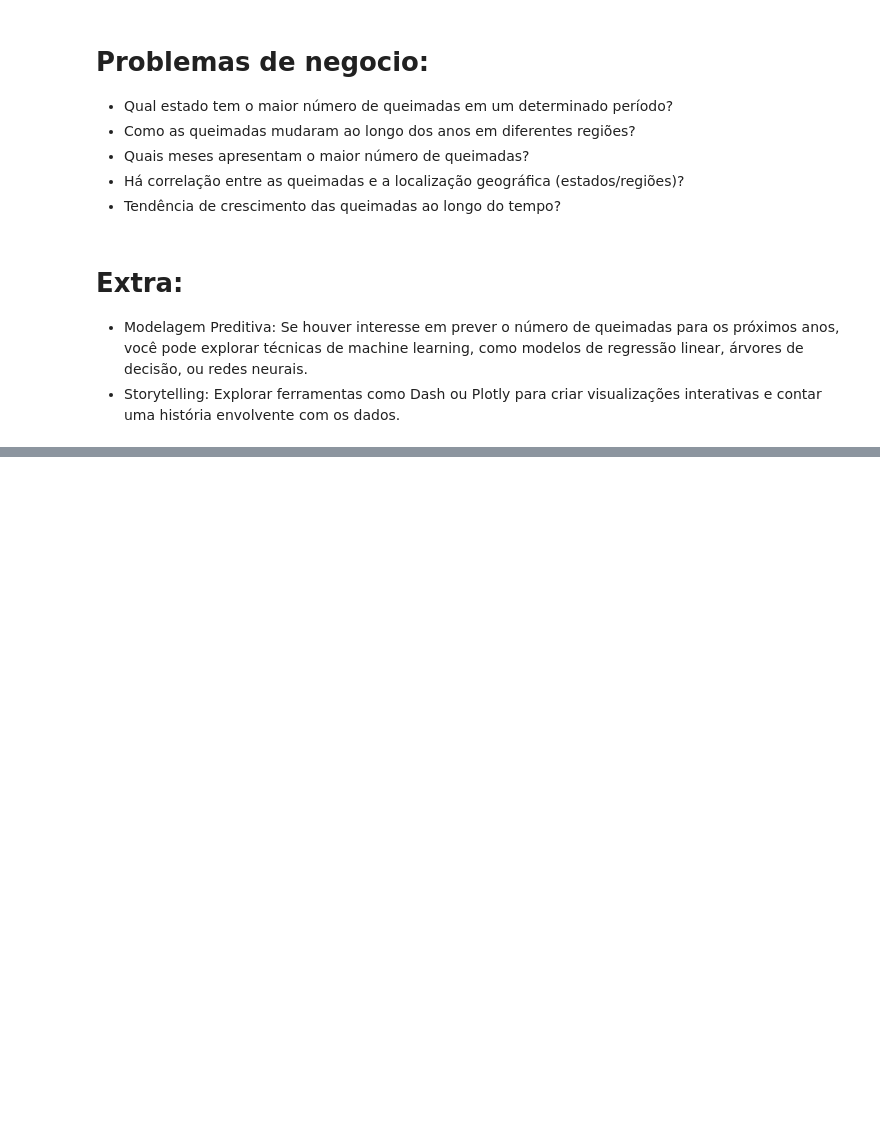
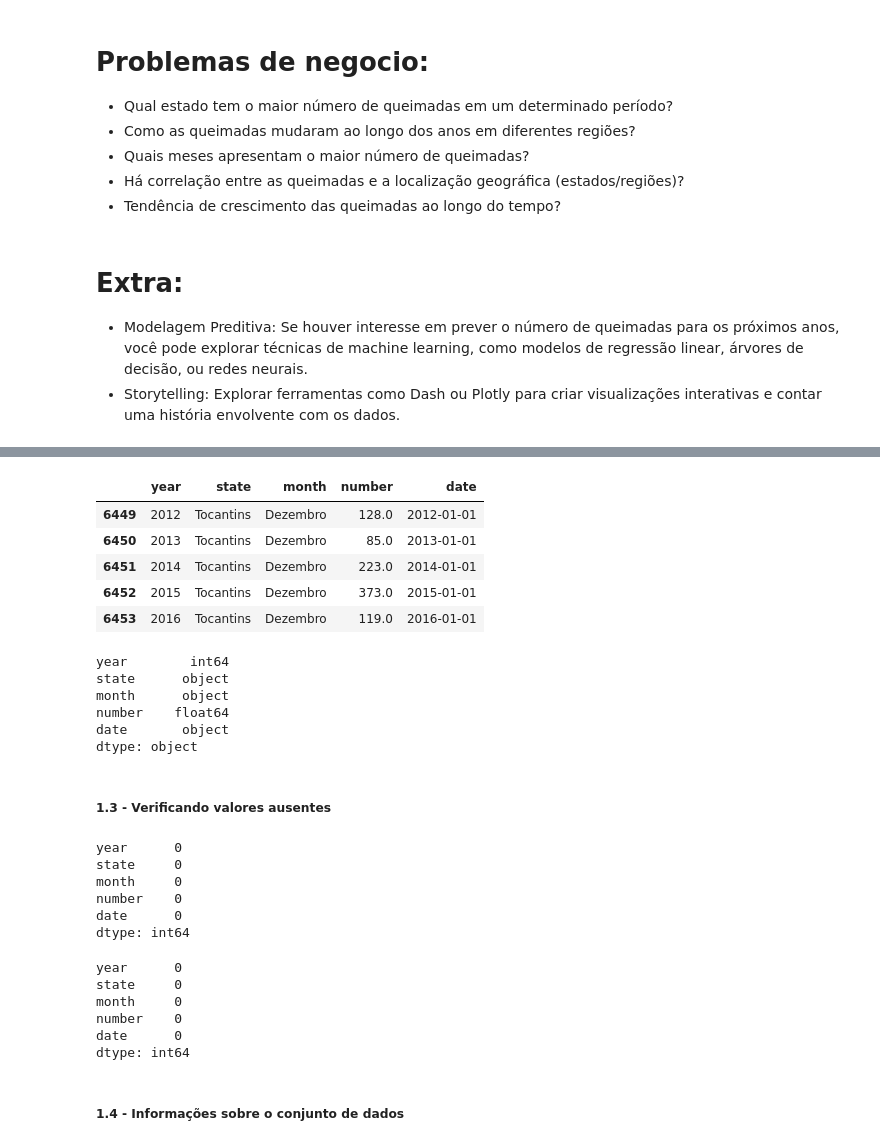
Before and after one commit to AugustMatt/ForestFiresInBrazil, a Jupyter notebook: ForestFiresInBrazil.ipynb, the cells around one changed output, grey strips where cells are left out. Drawn from its saved outputs; the diff is of its cells as text; code cells hidden in the pictures; blank space fills up the shorter version.

```diff
--- a/ForestFiresInBrazil.ipynb
+++ b/ForestFiresInBrazil.ipynb
@@ -15,0 +37,40 @@
+# %%
+df.tail()
+# %% [output]
+|  | year | state | month | number | date |
+| 6449 | 2012 | Tocantins | Dezembro | 128.0 | 2012-01-01 |
+| 6450 | 2013 | Tocantins | Dezembro | 85.0 | 2013-01-01 |
+| 6451 | 2014 | Tocantins | Dezembro | 223.0 | 2014-01-01 |
+| 6452 | 2015 | Tocantins | Dezembro | 373.0 | 2015-01-01 |
+| 6453 | 2016 | Tocantins | Dezembro | 119.0 | 2016-01-01 |
+# %%
+df.dtypes
+# %% [output]
+year        int64
+state      object
+month      object
+number    float64
+date       object
+dtype: object
+# %% [markdown]
+##### 1.3 - Verificando valores ausentes
+# %%
+df.isnull().sum()
+# %% [output]
+year      0
+state     0
+month     0
+number    0
+date      0
+dtype: int64
+# %%
+df.isna().sum()
+# %% [output]
+year      0
+state     0
+month     0
+number    0
+date      0
+dtype: int64
+# %% [markdown]
+##### 1.4 - Informações sobre o conjunto de dados
```
Also changed, not shown: parts of 9 cells of this notebook.
